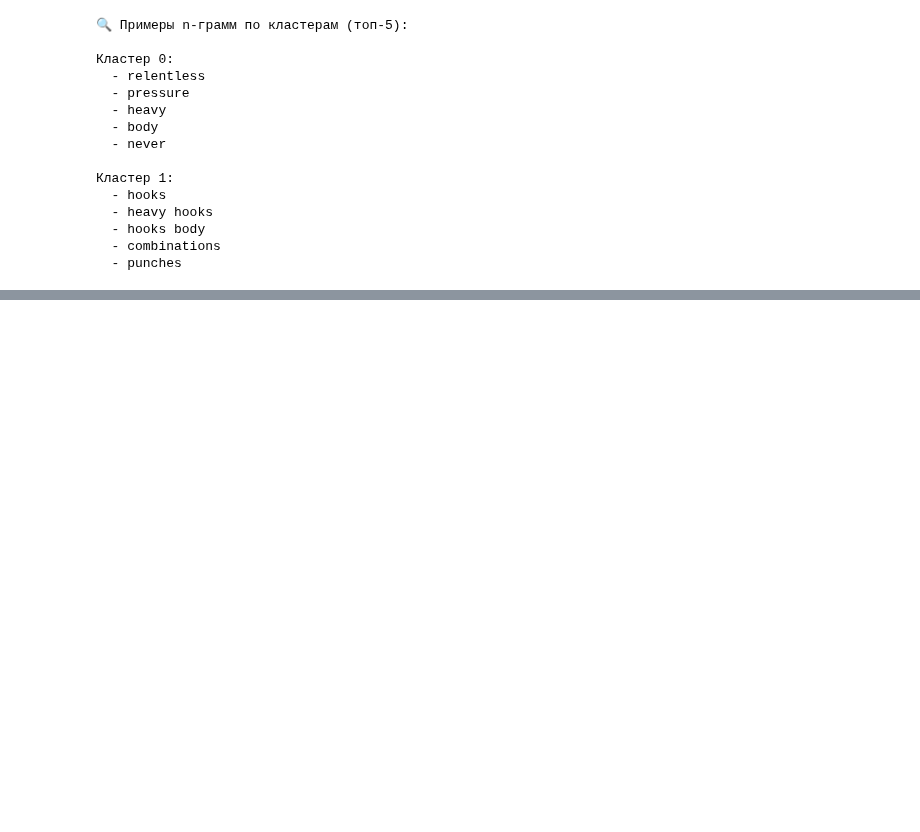
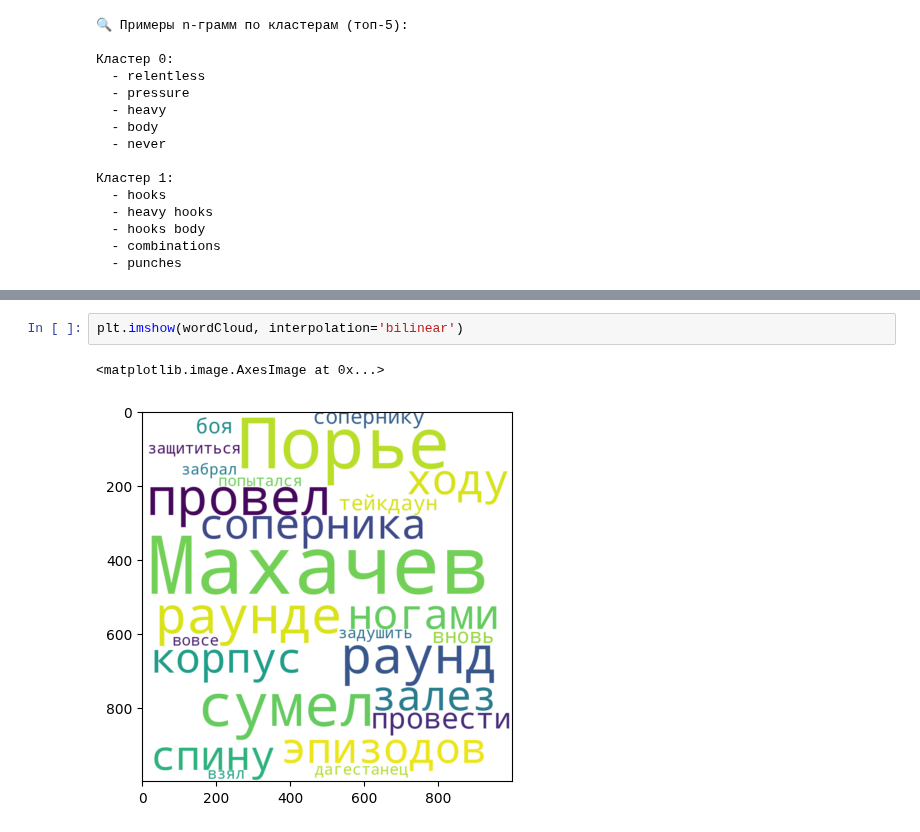
Before and after one commit to vn322/Sport-University, a Jupyter notebook: rbnlp1.ipynb, the cells around one changed output, grey strips where cells are left out. Saved outputs shown, nothing was run; the diff lists cells and outputs as text; blank space fills up the shorter version.

```diff
--- a/rbnlp1.ipynb
+++ b/rbnlp1.ipynb
@@ -2016,0 +2076,5 @@ if __name__ == "__main__":
+# %%
+plt.imshow(wordCloud, interpolation='bilinear')
+# %% [output]
+<matplotlib.image.AxesImage at 0x...>
+[figure, added]
```
Also changed, not shown: parts of 10 cells of this notebook.
